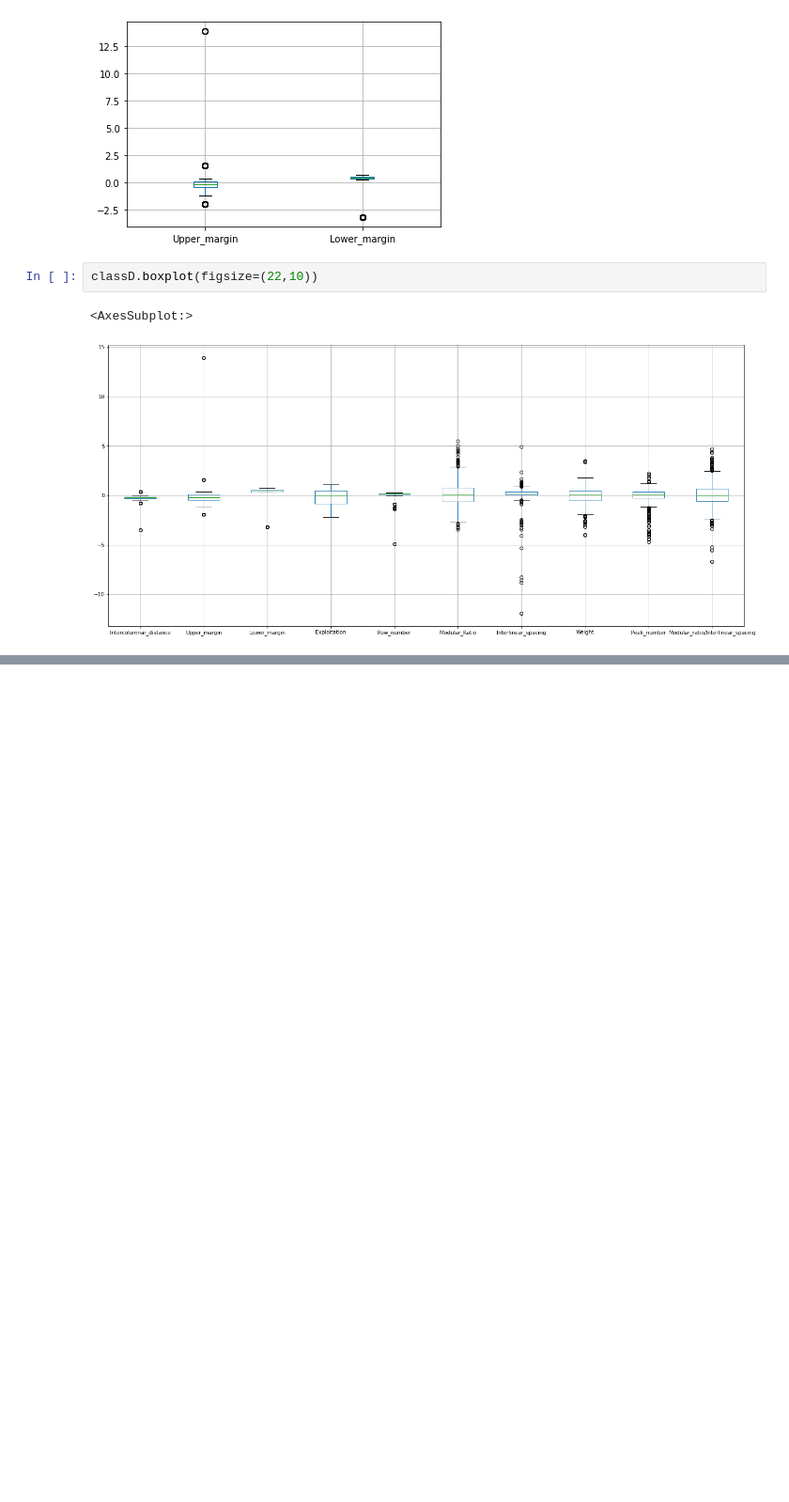
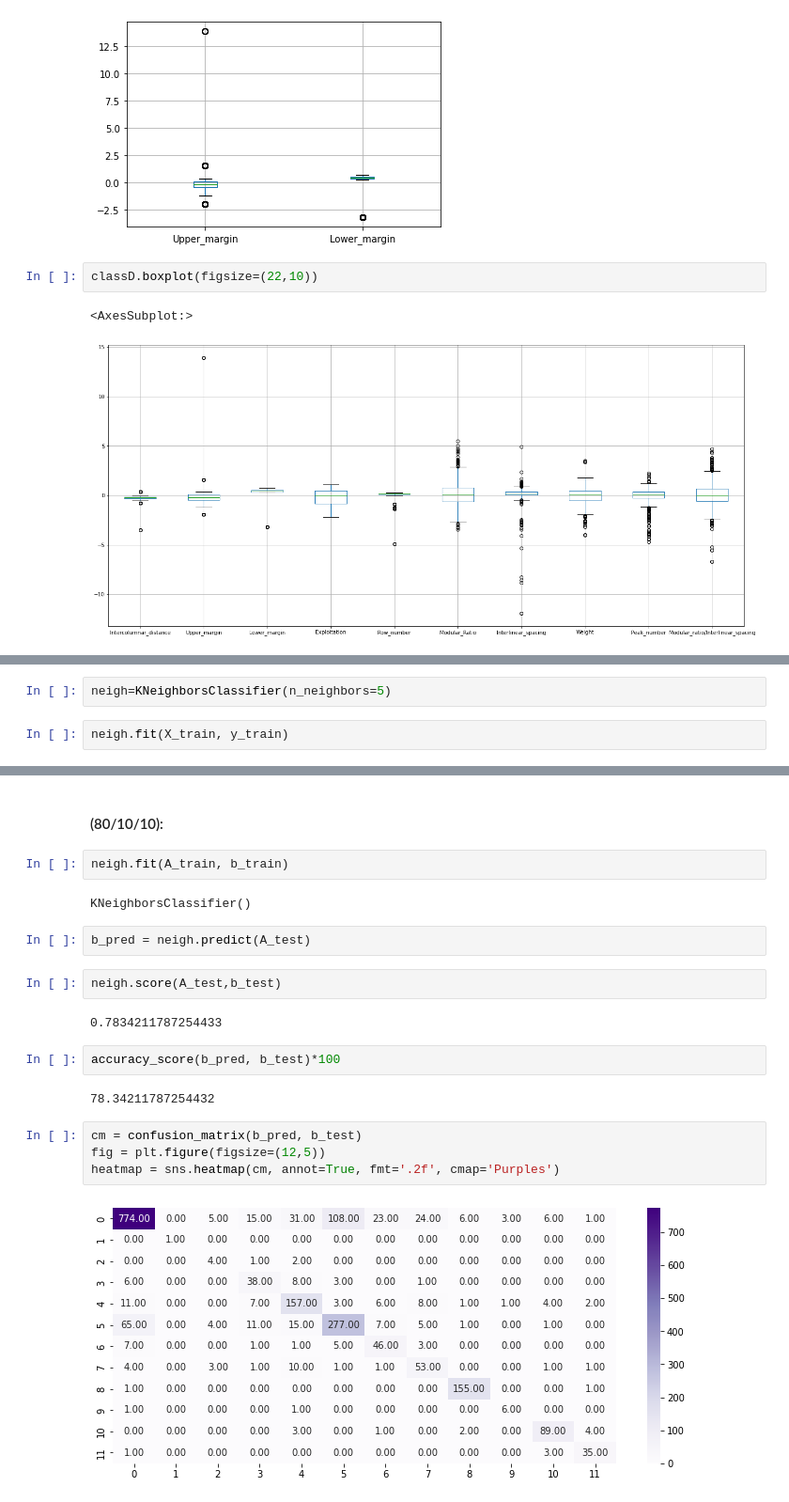
Before and after one commit to HunterWaldridge/DS160_Final_Project_JT_HW, a Jupyter notebook: DS160_Final_Project_JT_HW.ipynb, the cells around one changed output, grey strips where cells are left out. Shown at 94% size. Cells and saved outputs as stored; diff of their text form; blank space fills up the shorter version.

```diff
--- a/DS160_Final_Project_JT_HW.ipynb
+++ b/DS160_Final_Project_JT_HW.ipynb
@@ -446,0 +465,4 @@ weighted avg       0.88      0.87      0.88     10437
+# %%
+neigh=KNeighborsClassifier(n_neighbors=5)
+# %%
+neigh.fit(X_train, y_train)
@@ -446,0 +518,22 @@ weighted avg       0.88      0.87      0.88     10437
+# %% [markdown]
+#### (80/10/10):
+# %%
+neigh.fit(A_train, b_train)
+# %% [output]
+KNeighborsClassifier()
+# %%
+b_pred = neigh.predict(A_test)
+# %%
+neigh.score(A_test,b_test)
+# %% [output]
+0.7834211787254433
+# %%
+accuracy_score(b_pred, b_test)*100
+# %% [output]
+78.34211787254432
+# %%
+cm = confusion_matrix(b_pred, b_test)
+fig = plt.figure(figsize=(12,5))
+heatmap = sns.heatmap(cm, annot=True, fmt='.2f', cmap='Purples')
+# %% [output]
+[figure, added]
```
Also changed, not shown: parts of 82 cells of this notebook.
